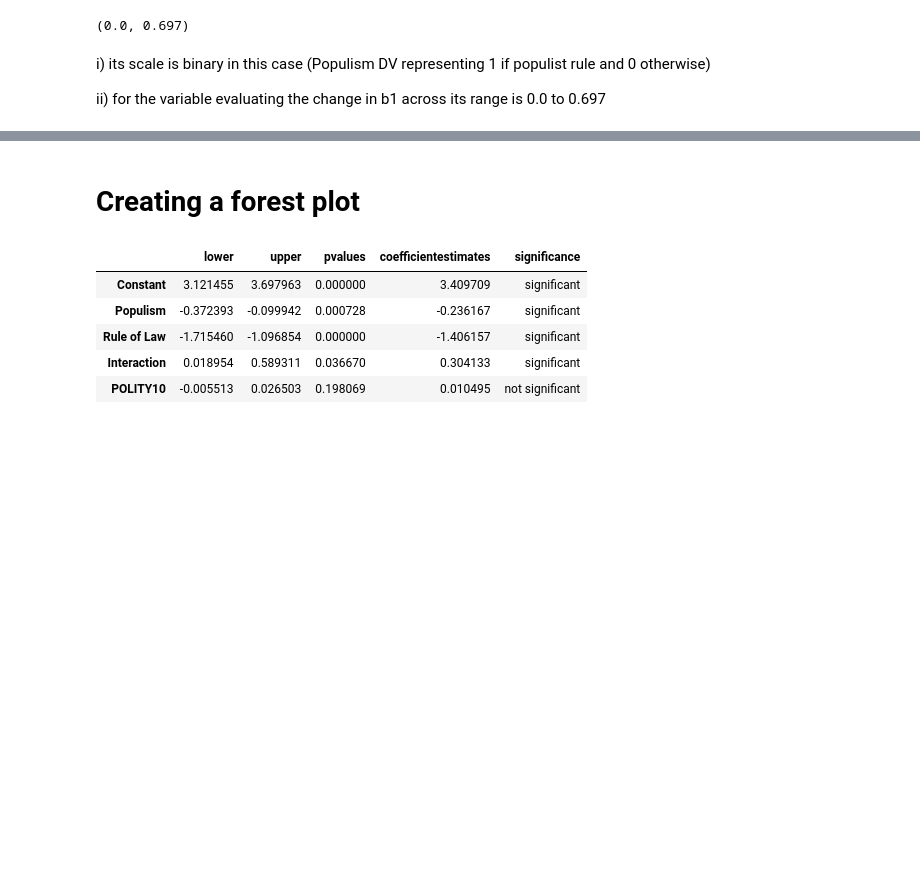
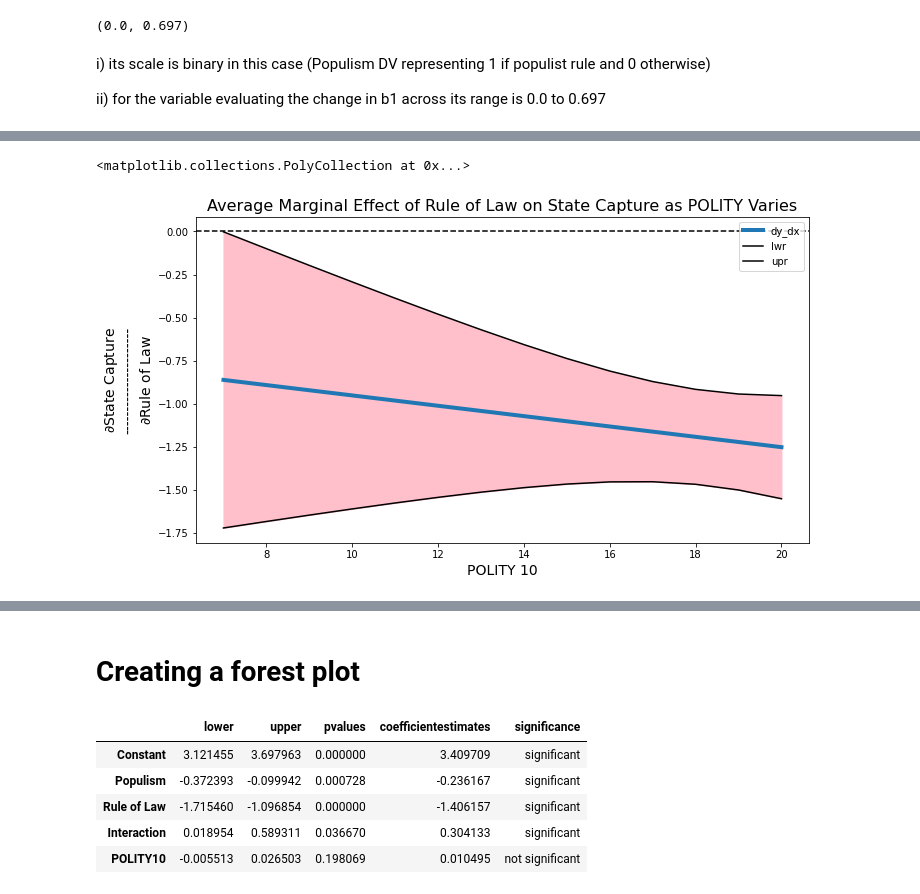
Before and after one commit to jgkorman/Python-Projects, a Jupyter notebook: State_Capture_and_Populism_data.ipynb, the cells around one changed output, grey strips where cells are left out. Saved outputs shown, nothing was run; the diff lists cells and outputs as text; code cells hidden in the pictures; blank space fills up the shorter version.

```diff
--- a/State_Capture_and_Populism_data.ipynb
+++ b/State_Capture_and_Populism_data.ipynb
@@ -535,0 +770,5 @@ ii) for the variable evaluating the change in b1 across its range is 0.0 to 0.69
+# %%
+# extracting out the co-variances for our 3 variables of interest for the interaction term
+covb1b3 = re_res_continous_interaction.cov['interaction_continous'].iloc[2]
+covb2b3 = re_res_continous_interaction.cov['interaction_continous'].iloc[3]
+covb2b3
@@ -535,0 +781,23 @@ ii) for the variable evaluating the change in b1 across its range is 0.0 to 0.69
+# %%
+# sequencing our x variable of interest POLITY 10 from its min to its max for the marg effects predictions
+z0 = np.arange(7, 21, 1)
+z0 = pd.Series(z0)
+
+# calculating the rate of change or marginal effect
+dy_dx = b1 + b3 * z0
+# calculating the standard error's (se's) of the marginal effect
+se_dy_dx = np.sqrt(varb1 + z0**2 * varb3 + 2 * z0 * covb1b3)
+# calculating the upper bound CI
+upr = dy_dx + 1.96 * se_dy_dx
+# calculating the lower bound CI
+lwr = dy_dx - 1.96 * se_dy_dx
+
+# create a dataframe and add all variables in it
+continous_int_dataframe = pd.DataFrame(z0)
+continous_int_dataframe['dy_dx'] = dy_dx
+continous_int_dataframe['se_dy_dx'] = se_dy_dx
+continous_int_dataframe['upr'] = upr
+continous_int_dataframe['lwr'] = lwr
+
+continous_int_dataframe.columns = ['POLITY10', 'dy_dx', 'se_dy_dx', 'upr', 'lwr']
+continous_int_dataframe
@@ -535,0 +820,17 @@ ii) for the variable evaluating the change in b1 across its range is 0.0 to 0.69
+# %%
+# The plot
+
+fig, ax = plt.subplots(figsize=(11, 6))
+continous_int_dataframe.plot("POLITY10", "dy_dx", ax=ax, lw=4)
+continous_int_dataframe.plot("POLITY10", "lwr", ax=ax, color='black')
+continous_int_dataframe.plot("POLITY10", "upr", ax=ax, color='black')
+
+ax.axhline(0.00, linestyle="--", color= 'black')
+ax.set_xlabel("POLITY 10", fontsize=14)
+ax.set_ylabel("$\partial$State Capture\n----------------------\n$\partial$Rule of Law", fontsize = 14)
+ax.set_title("Average Marginal Effect of Rule of Law on State Capture as POLITY Varies", fontsize=16)
+ax.legend(loc='upper right')
+ax.fill_between(continous_int_dataframe["POLITY10"], continous_int_dataframe["upr"], continous_int_dataframe["lwr"], color='pink')
+# %% [output]
+<matplotlib.collections.PolyCollection at 0x...>
+[figure, added]
```
Also changed, not shown: parts of 39 cells of this notebook.
